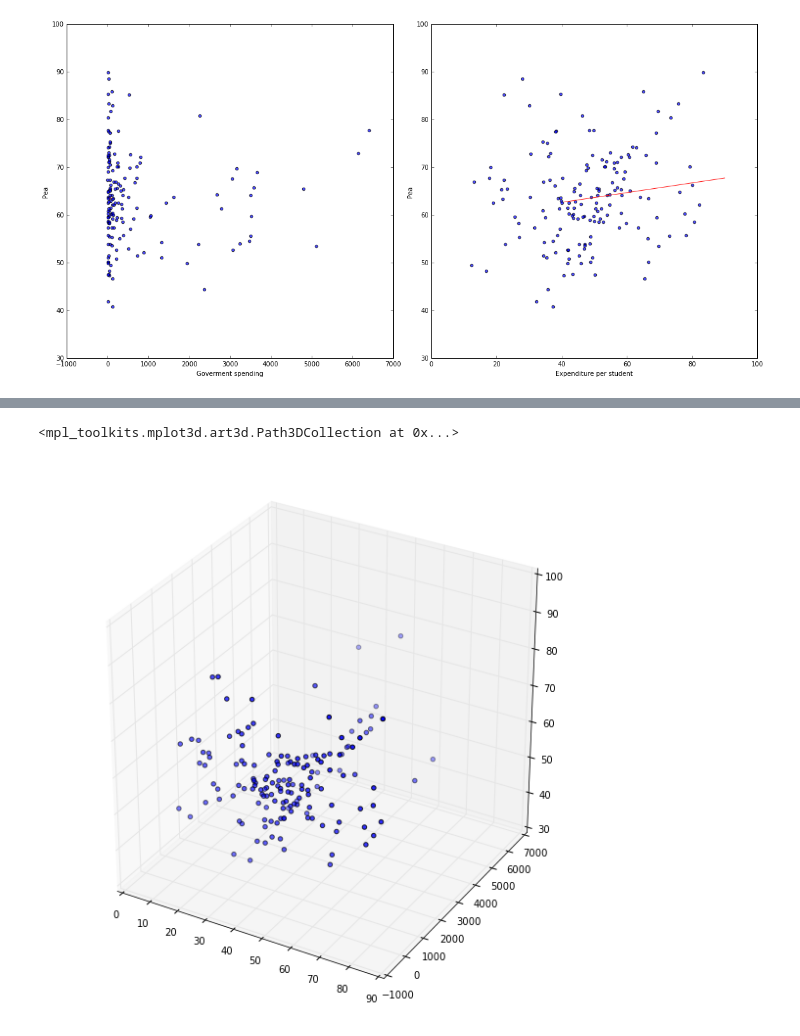
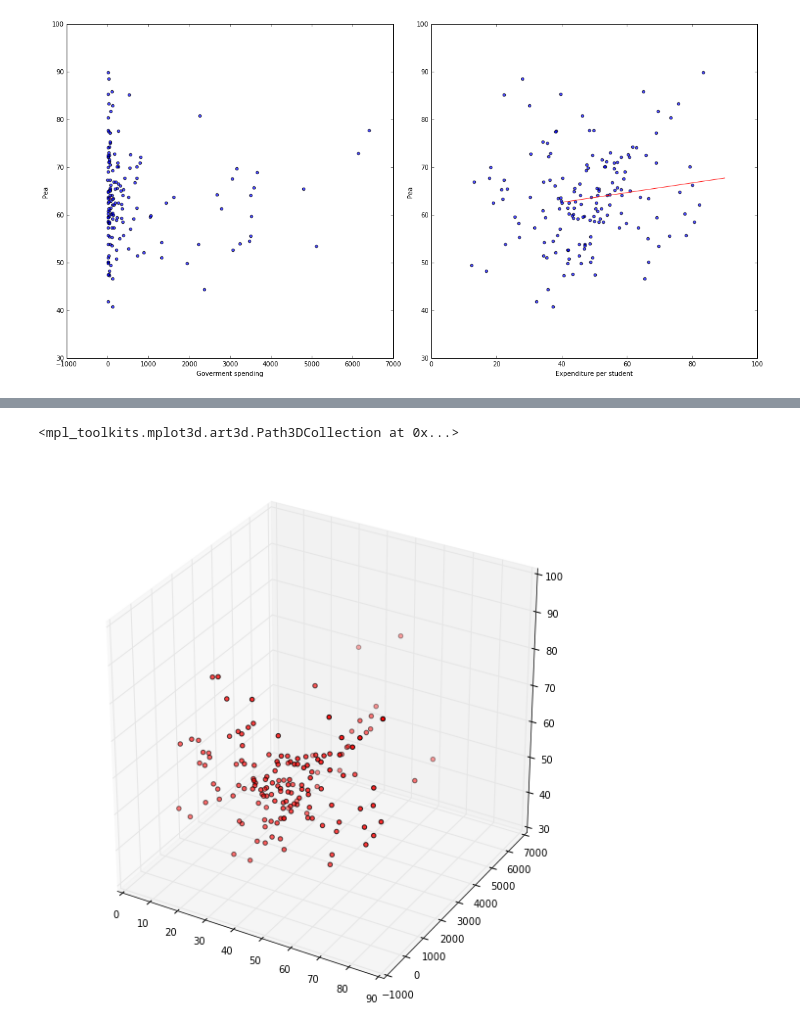
Before and after one commit to Formulos/CD_projeto3, a Jupyter notebook: Projeto-3/Projeto 3 - 1 entrega.ipynb, the cells around one changed output, grey strips where cells are left out. Saved outputs shown, nothing was run; the diff lists cells and outputs as text; code cells hidden in the pictures.

```diff
--- a/Projeto-3/Projeto 3 - 1 entrega.ipynb
+++ b/Projeto-3/Projeto 3 - 1 entrega.ipynb
@@ -193,9 +193,9 @@ OLS Regression Results
 # %%
 
 
 fig = plt.figure(figsize=(10,10))
 ax = fig.gca(projection='3d')
-ax.scatter(Data_Total.Expenditure,Data_Total.Government, Data_Total.Label)
+ax.scatter(Data_Total.Expenditure,Data_Total.Government, Data_Total.Label,c = 'r')
 # %% [output]
 <mpl_toolkits.mplot3d.art3d.Path3DCollection at 0x...>
-[figure, old version]
+[figure, new version]
```
Also changed, not shown: parts of 2 cells of this notebook.
